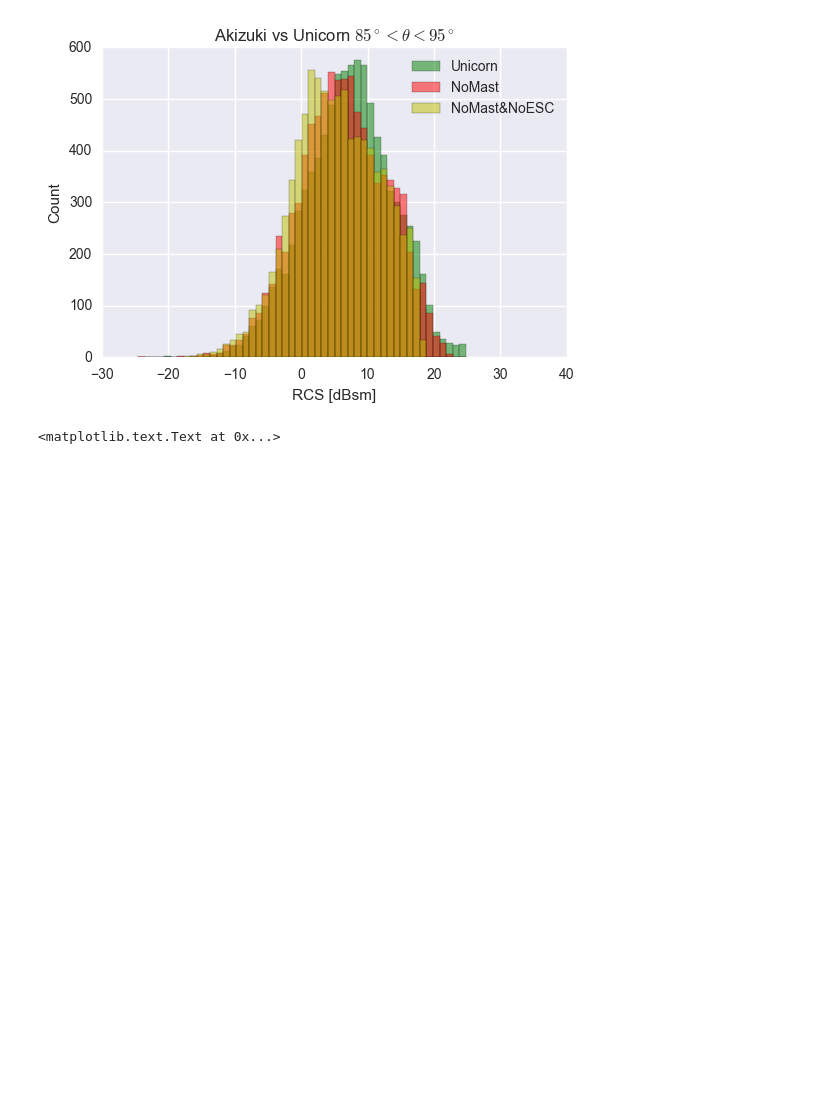
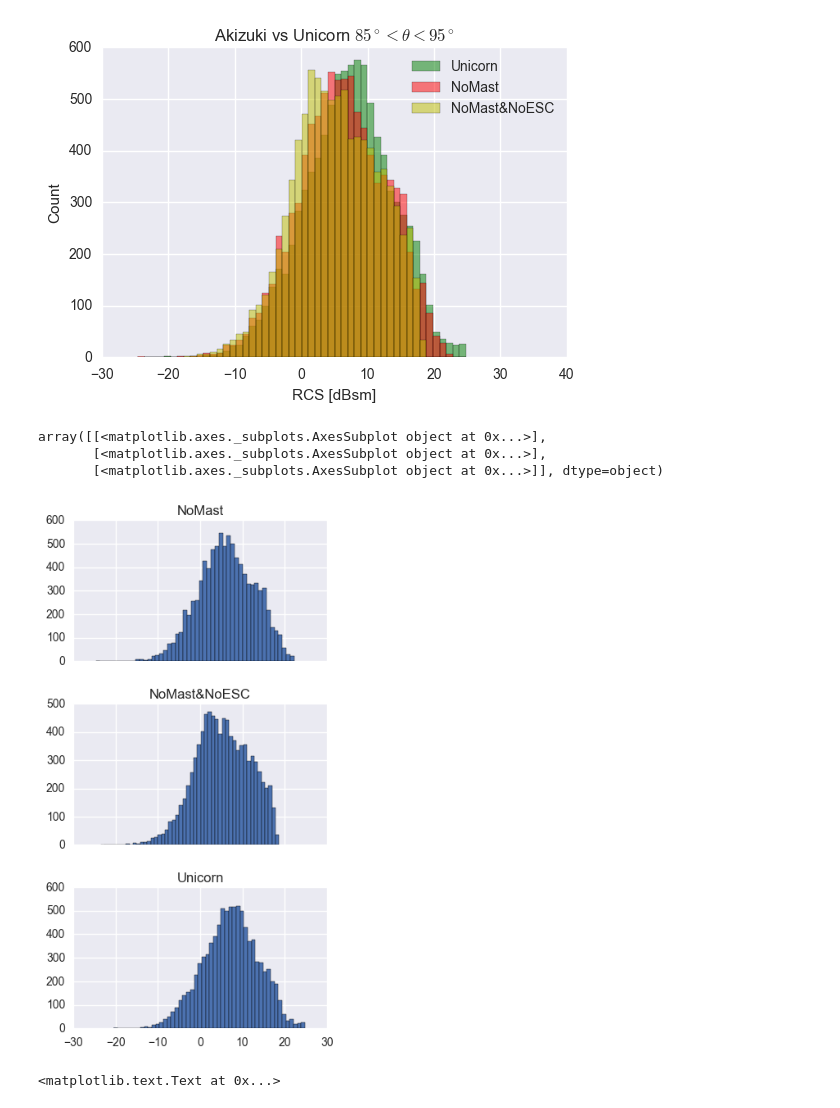
Before and after one commit to u1and0/PlotFEKO, a Jupyter notebook: plot_histgram.ipynb, the cells around one changed output. Cells and saved outputs as stored; diff of their text form; code cells hidden in the pictures; blank space fills up the shorter version.

Commit message:
modify 10/26 pm1deg 3graph

```diff
--- a/plot_histgram.ipynb
+++ b/plot_histgram.ipynb
@@ -1021,6 +1021,13 @@ fig.set_title('Akizuki vs Unicorn $85^\circ < \\theta < 95^\circ$')
 # %% [output]
 <matplotlib.text.Text at 0x...>
 [figure]
+# %%
+ deg5.hist(bins=50, sharex=True, layout=(3,1), figsize=(4,8))
+# %% [output]
+array([[<matplotlib.axes._subplots.AxesSubplot object at 0x...>],
+       [<matplotlib.axes._subplots.AxesSubplot object at 0x...>],
+       [<matplotlib.axes._subplots.AxesSubplot object at 0x...>]], dtype=object)
+[figure, added]
 # %%
 deg5 = merge([ df_uni_wo_mast['rcs_d'],df_uni_wo_mast_esc['rcs_d']], [ 'NoMast','NoMast&NoESC'])
 fig = deg5.plot(y=deg5.columns[:], bins=50, kind='hist', alpha=0.5 ,color=('r','y'))
```
Also changed, not shown: parts of 4 cells of this notebook, 1 other file.
